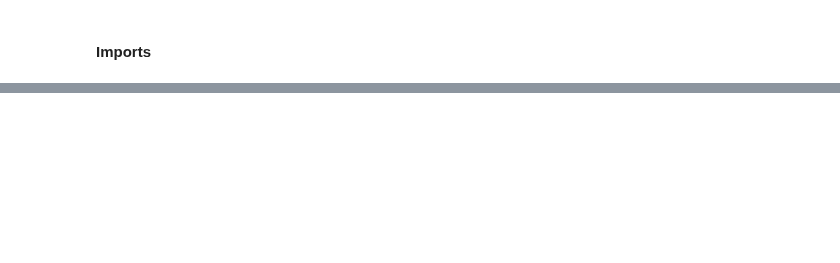
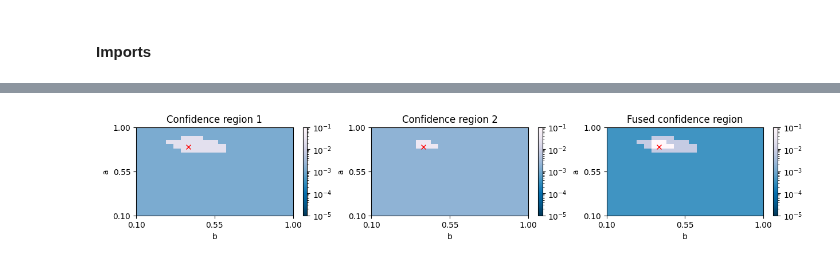
Before and after one commit to Muckthebuck/Learning-Dynamic-Systems, a Jupyter notebook: optimal_controller/fusion.ipynb, the cells around one changed output, grey strips where cells are left out. Drawn from its saved outputs; the diff is of its cells as text; code cells hidden in the pictures; blank space fills up the shorter version.

```diff
--- a/optimal_controller/fusion.ipynb
+++ b/optimal_controller/fusion.ipynb
@@ -313,0 +46,39 @@ Actual system parameters were in the returned confidence region: True
+# %%
+F = ([0.31, 0.23], [1])
+L = ([1], [1])
+n_a = 1
+n_b = 1
+search_ranges = [[0.1, 1], [0.1, 1]]
+search_res = [21, 21]
+
+m = 100
+q = 5
+model = SPS_indirect_model(m, q)
+conf_region1 = get_conf_region(search_ranges, search_res, model, n_a, n_b, C, L, F, Y, R)
+
+m = 100
+q = 50
+model = SPS_indirect_model(m, q)
+conf_region2 = get_conf_region(search_ranges, search_res, model, n_a, n_b, C, L, F, Y, R)
+# %%
+fig, axes = plt.subplots(nrows=1,ncols=3,figsize=(15,2))
+
+a_range = np.linspace(search_ranges[0][0], search_ranges[0][1], search_res[0])
+b_range = np.linspace(search_ranges[1][0], search_ranges[1][1], search_res[1])
+
+# Plot the two separate SPS confidence regions
+p_matrix1 = construct_p_tensor(conf_region1, [a_range, b_range], p=0.95)
+p_matrix2 = construct_p_tensor(conf_region2, [a_range, b_range], p=0.95)
+plot_fused_conf_region(p_matrix1, fig, axes[0], a_range, b_range, true_a=a, true_b=b)
+plot_fused_conf_region(p_matrix2, fig, axes[1], a_range, b_range, true_a=a, true_b=b)
+axes[0].set_title("Confidence region 1")
+axes[1].set_title("Confidence region 2")
+
+# Plot the fused SPS confidence region
+fused = fuse(p_matrix2, p_matrix1, forget=0)
+plot_fused_conf_region(fused, fig, axes[2], a_range, b_range, true_a=a, true_b=b)
+axes[2].set_title("Fused confidence region")
+
+plt.show()
+# %% [output]
+[figure, added]
```
Also changed, not shown: parts of 43 cells of this notebook, 4 other files.
